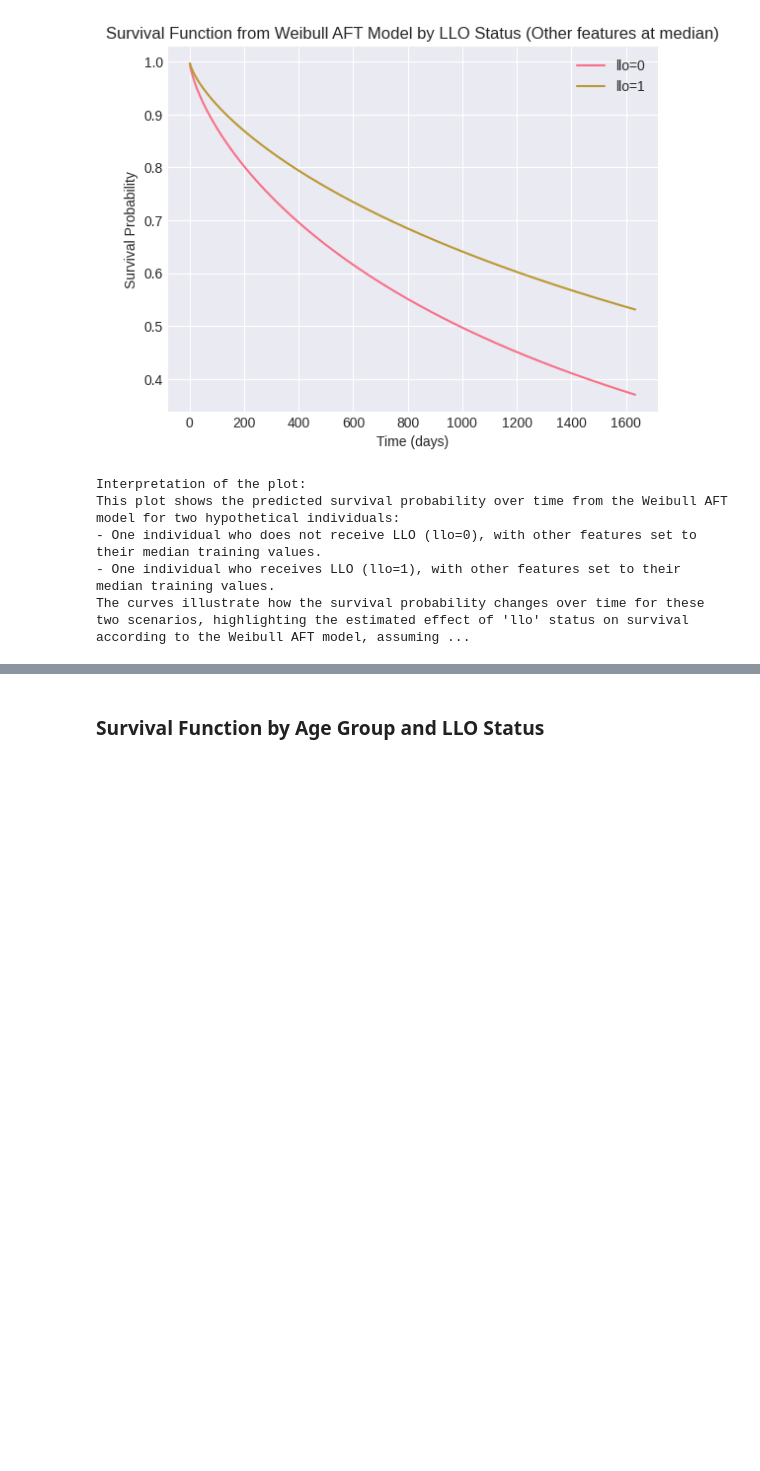
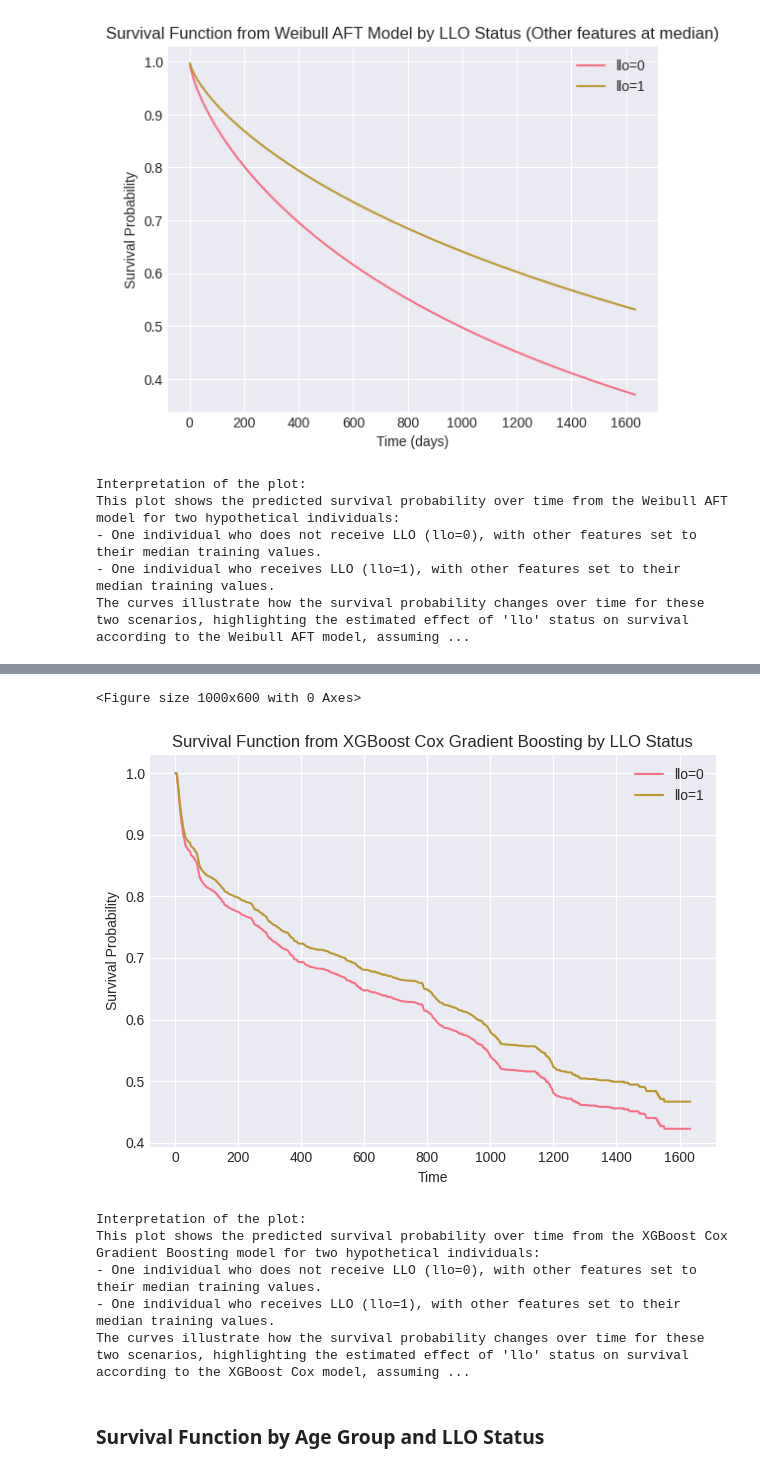
Before and after one commit to D2718281828nis/BioMedAI-Heart-Desease-LifeTime-Forecast, a Jupyter notebook: Survival-function-analysys.ipynb, the cells around one changed output, grey strips where cells are left out. Drawn from its saved outputs; the diff is of its cells as text; code cells hidden in the pictures; blank space fills up the shorter version.

```diff
--- a/Survival-function-analysys.ipynb
+++ b/Survival-function-analysys.ipynb
@@ -898,3 +919,61 @@ NameError: name 'df_upsampled' is not defined
+# %%
+import matplotlib.pyplot as plt
+import pandas as pd
+import numpy as np
+
+# Get median features from the scaled training data used for CPH, excluding time and target
+# original_gb_reg_features contains the feature names for X_train_sc
+median_features_scaled = pd.DataFrame(X_train_sc, columns=original_gb_reg_features).median().to_frame().T
+
+# Create hypothetical individuals with llo=0 and llo=1, other features at median
+pred_llo_0_scaled = median_features_scaled.copy()
+pred_llo_0_scaled['llo'] = (0 - scaler.mean_[original_gb_reg_features.index('llo')]) / scaler.scale_[original_gb_reg_features.index('llo')] # Scale llo=0
+
+pred_llo_1_scaled = median_features_scaled.copy()
+pred_llo_1_scaled['llo'] = (1 - scaler.mean_[original_gb_reg_features.index('llo')]) / scaler.scale_[original_gb_reg_features.index('llo')] # Scale llo=1
+
+# Convert to numpy arrays for xgb_surv prediction if it expects it, or ensure DataFrame structure is compatible
+# xgb_surv.predict expects a 2D array, so we can convert the single-row DataFrames to numpy
+X_pred_llo_0_xgb = pred_llo_0_scaled.values
+X_pred_llo_1_xgb = pred_llo_1_scaled.values
+
+# Predict risk scores using the trained XGBoost model
+risk_llo_0 = xgb_surv.predict(X_pred_llo_0_xgb)
+risk_llo_1 = xgb_surv.predict(X_pred_llo_1_xgb)
+
+# Create a DataFrame for the Cox calibrator
+# The cox_calibrator was fit on a DataFrame with a single column 'xgb_risk'
+risk_data_for_calibrator = pd.DataFrame({
+    'xgb_risk': [risk_llo_0[0], risk_llo_1[0]]
+}, index=['llo=0', 'llo=1'])
+
+# Predict survival functions using the cox_calibrator
+surv_funcs_xgb = cox_calibrator.predict_survival_function(risk_data_for_calibrator)
+
+# Plot the survival functions
+plt.figure(figsize=(10, 6))
+surv_funcs_xgb.plot()
+plt.title('Survival Function from XGBoost Cox Gradient Boosting by LLO Status')
+plt.xlabel('Time')
+plt.ylabel('Survival Probability')
+plt.legend()
+plt.grid(True)
+plt.tight_layout()
+plt.show()
+
+print("\nInterpretation of the plot:")
+print("This plot shows the predicted survival probability over time from the XGBoost Cox Gradient Boosting model for two hypothetical individuals:")
+print("- One individual who does not receive LLO (llo=0), with other features set to their median training values.")
+print("- One individual who receives LLO (llo=1), with other features set to their median training values.")
+print("The curves illustrate how the survival probability changes over time for these two scenarios, highlighting the estimated effect of 'llo' status on survival according to the XGBoost Cox model, assuming other factors are kept at their median levels.")
+# %% [output]
+<Figure size 1000x600 with 0 Axes>
+[figure, added]
+Interpretation of the plot:
+This plot shows the predicted survival probability over time from the XGBoost Cox Gradient Boosting model for two hypothetical individuals:
+- One individual who does not receive LLO (llo=0), with other features set to their median training values.
+- One individual who receives LLO (llo=1), with other features set to their median training values.
+The curves illustrate how the survival probability changes over time for these two scenarios, highlighting the estimated effect of 'llo' status on survival according to the XGBoost Cox model, assuming ...
 # %% [markdown]
 ### Survival Function by Age Group and LLO Status
 # %%
```
Also changed, not shown: parts of 5 cells of this notebook.
